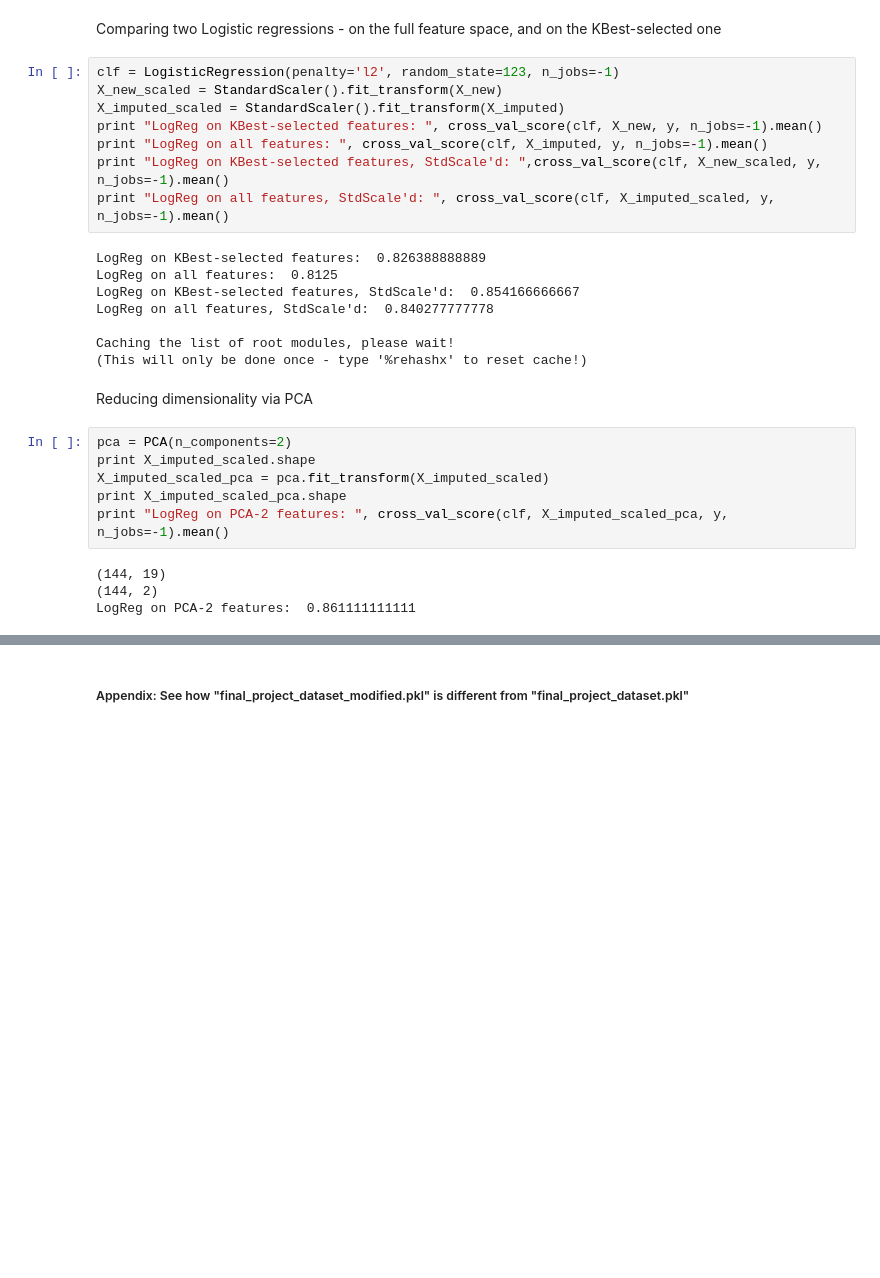
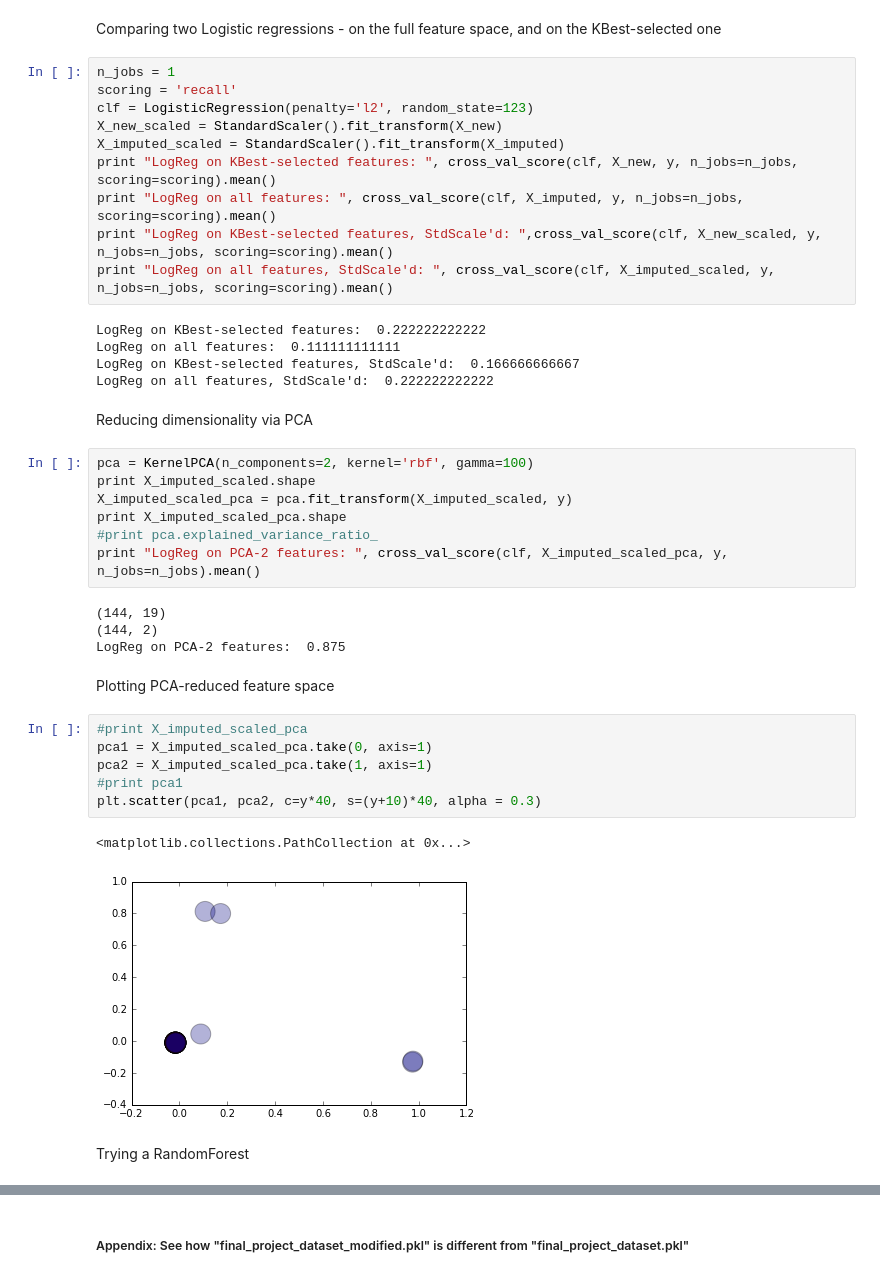
Before and after one commit to ihkihk/datan, a Jupyter notebook: p5_enron/p5_enron.ipynb, the cells around one changed output, grey strips where cells are left out. Saved outputs shown, nothing was run; the diff lists cells and outputs as text; blank space fills up the shorter version.

```diff
--- a/p5_enron/p5_enron.ipynb
+++ b/p5_enron/p5_enron.ipynb
@@ -229,30 +234,43 @@ print X_new.shape
 # %% [markdown]
 Comparing two Logistic regressions - on the full feature space, and on the KBest-selected one
 # %%
-clf = LogisticRegression(penalty='l2', random_state=123, n_jobs=-1)
+n_jobs = 1
+scoring = 'recall'
+clf = LogisticRegression(penalty='l2', random_state=123)
 X_new_scaled = StandardScaler().fit_transform(X_new)
 X_imputed_scaled = StandardScaler().fit_transform(X_imputed)
-print "LogReg on KBest-selected features: ", cross_val_score(clf, X_new, y, n_jobs=-1).mean()
-print "LogReg on all features: ", cross_val_score(clf, X_imputed, y, n_jobs=-1).mean()
-print "LogReg on KBest-selected features, StdScale'd: ",cross_val_score(clf, X_new_scaled, y, n_jobs=-1).mean()
-print "LogReg on all features, StdScale'd: ", cross_val_score(clf, X_imputed_scaled, y, n_jobs=-1).mean()
+print "LogReg on KBest-selected features: ", cross_val_score(clf, X_new, y, n_jobs=n_jobs, scoring=scoring).mean()
+print "LogReg on all features: ", cross_val_score(clf, X_imputed, y, n_jobs=n_jobs, scoring=scoring).mean()
+print "LogReg on KBest-selected features, StdScale'd: ",cross_val_score(clf, X_new_scaled, y, n_jobs=n_jobs, scoring=scoring).mean()
+print "LogReg on all features, StdScale'd: ", cross_val_score(clf, X_imputed_scaled, y, n_jobs=n_jobs, scoring=scoring).mean()
 # %% [output]
-LogReg on KBest-selected features:  0.826388888889
-LogReg on all features:  0.8125
-LogReg on KBest-selected features, StdScale'd:  0.854166666667
-LogReg on all features, StdScale'd:  0.840277777778
-
-Caching the list of root modules, please wait!
-(This will only be done once - type '%rehashx' to reset cache!)
+LogReg on KBest-selected features:  0.222222222222
+LogReg on all features:  0.111111111111
+LogReg on KBest-selected features, StdScale'd:  0.166666666667
+LogReg on all features, StdScale'd:  0.222222222222
 # %% [markdown]
 Reducing dimensionality via PCA
 # %%
-pca = PCA(n_components=2)
+pca = KernelPCA(n_components=2, kernel='rbf', gamma=100)
 print X_imputed_scaled.shape
-X_imputed_scaled_pca = pca.fit_transform(X_imputed_scaled)
+X_imputed_scaled_pca = pca.fit_transform(X_imputed_scaled, y)
 print X_imputed_scaled_pca.shape
-print "LogReg on PCA-2 features: ", cross_val_score(clf, X_imputed_scaled_pca, y, n_jobs=-1).mean()
+#print pca.explained_variance_ratio_
+print "LogReg on PCA-2 features: ", cross_val_score(clf, X_imputed_scaled_pca, y, n_jobs=n_jobs).mean()
 # %% [output]
 (144, 19)
 (144, 2)
-LogReg on PCA-2 features:  0.861111111111
+LogReg on PCA-2 features:  0.875
+# %% [markdown]
+Plotting PCA-reduced feature space
+# %%
+#print X_imputed_scaled_pca
+pca1 = X_imputed_scaled_pca.take(0, axis=1)
+pca2 = X_imputed_scaled_pca.take(1, axis=1)
+#print pca1
+plt.scatter(pca1, pca2, c=y*40, s=(y+10)*40, alpha = 0.3)
+# %% [output]
+<matplotlib.collections.PathCollection at 0x...>
+[figure, added]
+# %% [markdown]
+Trying a RandomForest
```
Also changed, not shown: parts of 16 cells of this notebook.
